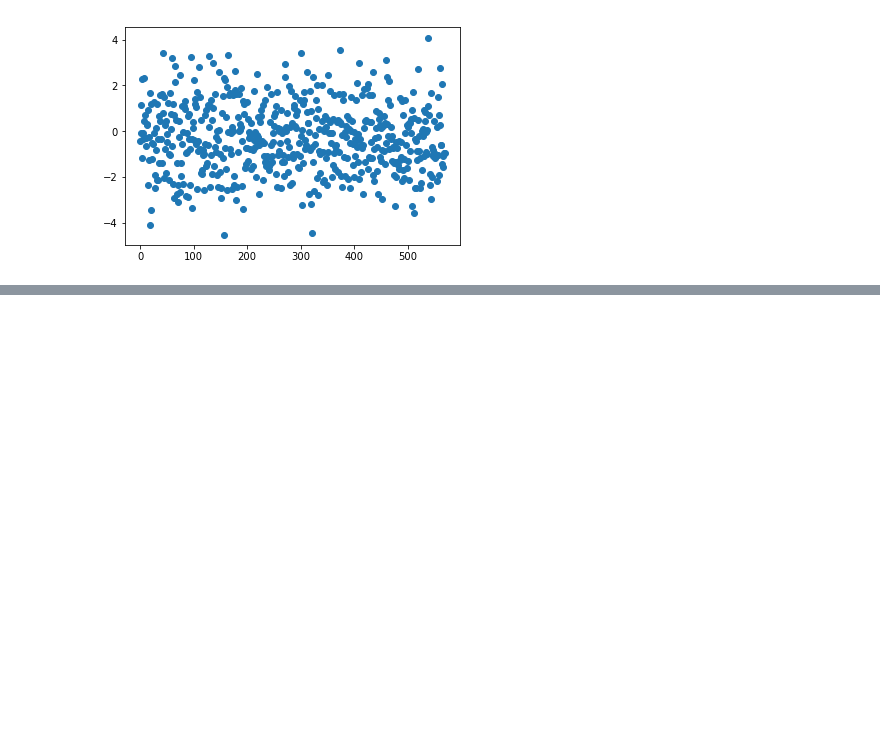
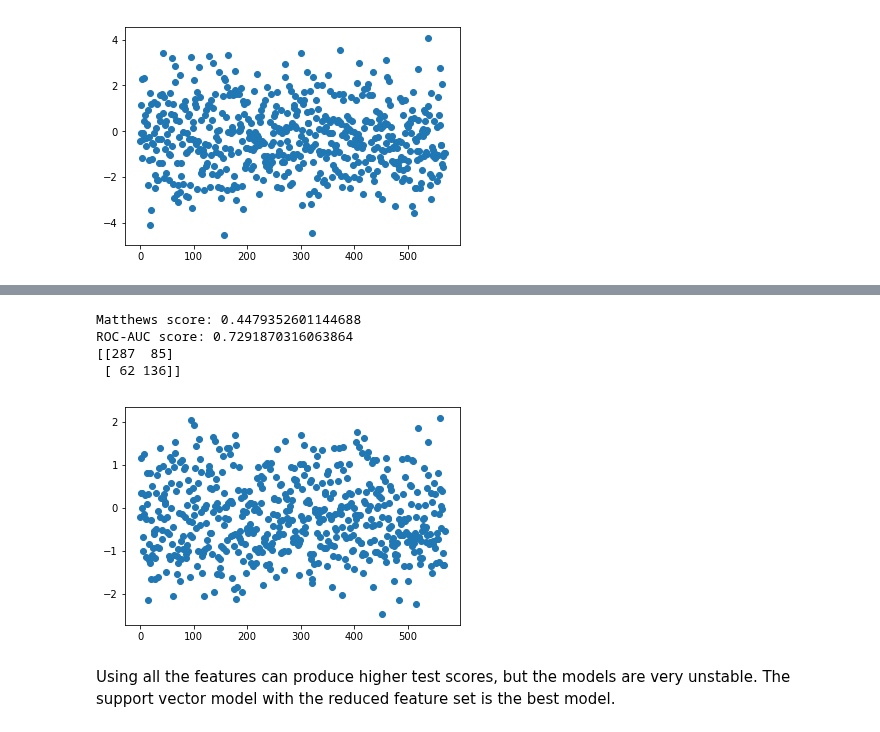
Before and after one commit to vincegiorno/drug_deaths, a Jupyter notebook: drug_deaths.ipynb, the cells around one changed output, grey strips where cells are left out. Drawn from its saved outputs; the diff is of its cells as text; code cells hidden in the pictures; blank space fills up the shorter version.

```diff
--- a/drug_deaths.ipynb
+++ b/drug_deaths.ipynb
@@ -1106,0 +1127,11 @@ ROC-AUC score: 0.7128950798305638
+# %%
+svc_full = SVC(class_weight='balanced', C=1, gamma=0.1, kernel='rbf', tol=1e-07)
+svc_full_2 = run_full(svc_full, X_full, Y_full, 37)
+# %% [output]
+Matthews score: 0.4479352601144688
+ROC-AUC score: 0.7291870316063864
+[[287  85]
+ [ 62 136]]
+[figure, added]
+# %% [markdown]
+Using all the features can produce higher test scores, but the models are very unstable. The support vector model with the reduced feature set is the best model.
```
Also changed, not shown: parts of 12 cells of this notebook.
